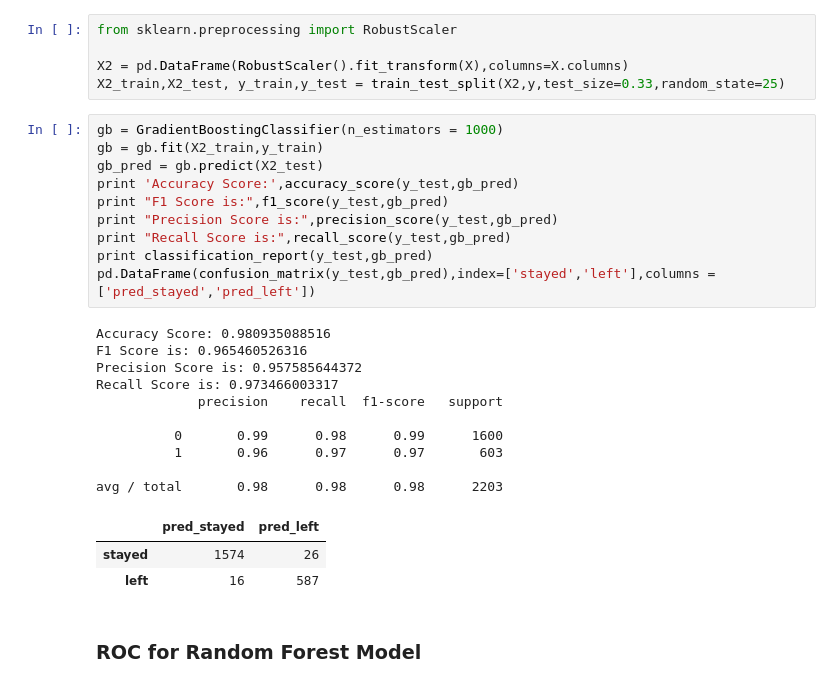
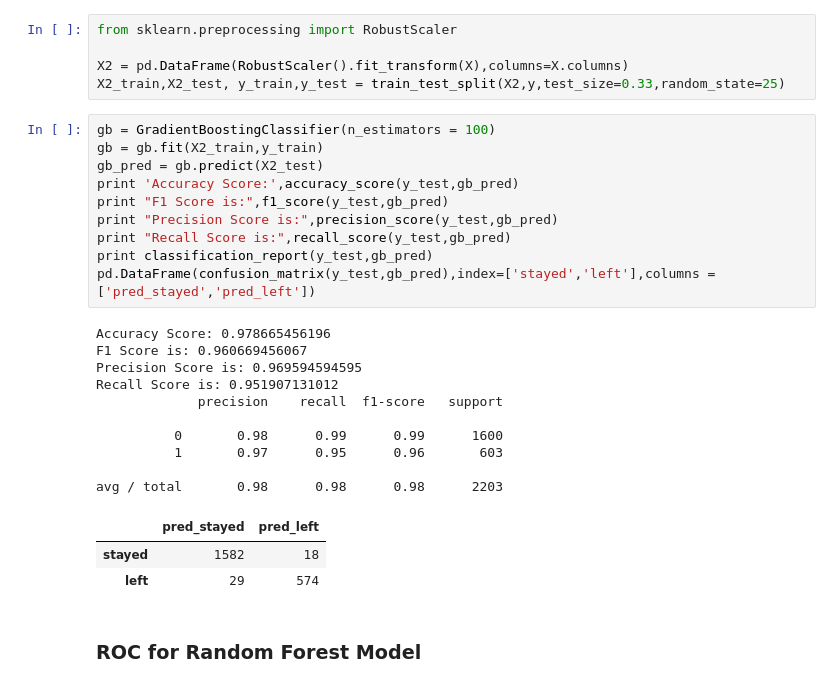
Before and after one commit to adalal80/GA-DSI, a Jupyter notebook: Kaggle_HRanalytics/Kaggle_HRanalytics.ipynb, the cells around one changed output. Cells and saved outputs as stored; diff of their text form.

```diff
--- a/Kaggle_HRanalytics/Kaggle_HRanalytics.ipynb
+++ b/Kaggle_HRanalytics/Kaggle_HRanalytics.ipynb
@@ -581,29 +581,29 @@ from sklearn.preprocessing import RobustScaler
 X2 = pd.DataFrame(RobustScaler().fit_transform(X),columns=X.columns)
 X2_train,X2_test, y_train,y_test = train_test_split(X2,y,test_size=0.33,random_state=25)
 # %%
-gb = GradientBoostingClassifier(n_estimators = 1000)
+gb = GradientBoostingClassifier(n_estimators = 100)
 gb = gb.fit(X2_train,y_train)
 gb_pred = gb.predict(X2_test)
 print 'Accuracy Score:',accuracy_score(y_test,gb_pred)
 print "F1 Score is:",f1_score(y_test,gb_pred)
 print "Precision Score is:",precision_score(y_test,gb_pred)
 print "Recall Score is:",recall_score(y_test,gb_pred)
 print classification_report(y_test,gb_pred)
 pd.DataFrame(confusion_matrix(y_test,gb_pred),index=['stayed','left'],columns = ['pred_stayed','pred_left'])
 # %% [output]
-Accuracy Score: 0.980935088516
-F1 Score is: 0.965460526316
-Precision Score is: 0.957585644372
-Recall Score is: 0.973466003317
+Accuracy Score: 0.978665456196
+F1 Score is: 0.960669456067
+Precision Score is: 0.969594594595
+Recall Score is: 0.951907131012
              precision    recall  f1-score   support
 
-          0       0.99      0.98      0.99      1600
-          1       0.96      0.97      0.97       603
+          0       0.98      0.99      0.99      1600
+          1       0.97      0.95      0.96       603
 
 avg / total       0.98      0.98      0.98      2203
 |  | pred_stayed | pred_left |
-| stayed | 1574 | 26 |
-| left | 16 | 587 |
+| stayed | 1582 | 18 |
+| left | 29 | 574 |
 # %% [markdown]
 ### ROC for Random Forest Model
 # %%
```
Also changed, not shown: parts of 3 cells of this notebook, 36 other files.
